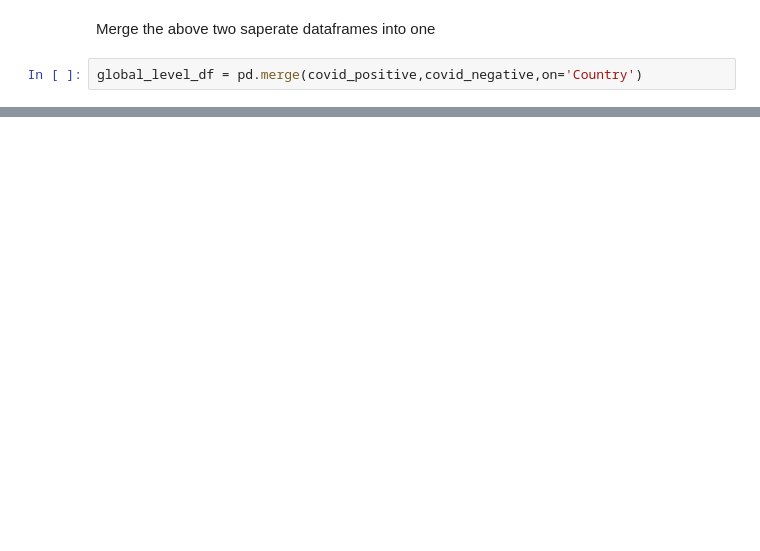
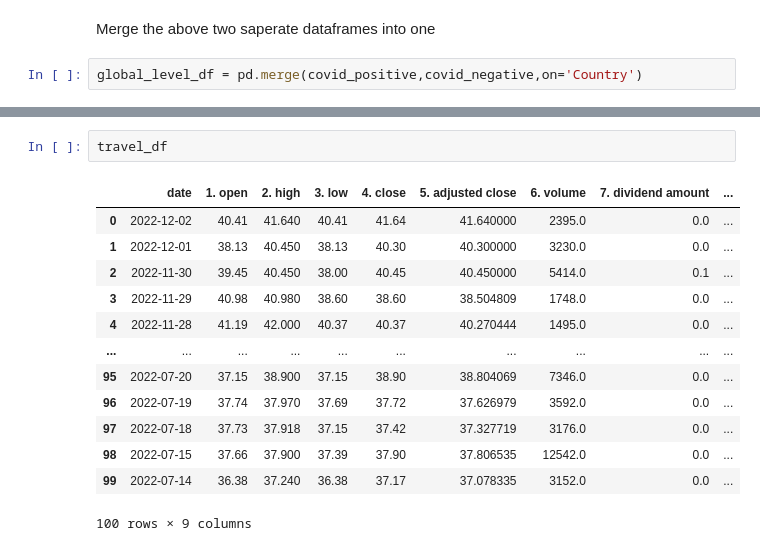
Before and after one commit to AIDA-Saskatchewan-polytechnic/Final-project-covid-19-effects-on-stock-market, a Jupyter notebook: Final_project.ipynb, the cells around one changed output, grey strips where cells are left out. Cells and saved outputs as stored; diff of their text form; blank space fills up the shorter version.

```diff
--- a/Final_project.ipynb
+++ b/Final_project.ipynb
@@ -245,0 +278,16 @@ precious_metal_df.reset_index(level=0, inplace=True)
+# %%
+travel_df
+# %% [output]
+|  | date | 1. open | 2. high | 3. low | 4. close | 5. adjusted close | 6. volume | 7. dividend amount | ... |
+| 0 | 2022-12-02 | 40.41 | 41.640 | 40.41 | 41.64 | 41.640000 | 2395.0 | 0.0 | ... |
+| 1 | 2022-12-01 | 38.13 | 40.450 | 38.13 | 40.30 | 40.300000 | 3230.0 | 0.0 | ... |
+| 2 | 2022-11-30 | 39.45 | 40.450 | 38.00 | 40.45 | 40.450000 | 5414.0 | 0.1 | ... |
+| 3 | 2022-11-29 | 40.98 | 40.980 | 38.60 | 38.60 | 38.504809 | 1748.0 | 0.0 | ... |
+| 4 | 2022-11-28 | 41.19 | 42.000 | 40.37 | 40.37 | 40.270444 | 1495.0 | 0.0 | ... |
+| ... | ... | ... | ... | ... | ... | ... | ... | ... | ... |
+| 95 | 2022-07-20 | 37.15 | 38.900 | 37.15 | 38.90 | 38.804069 | 7346.0 | 0.0 | ... |
+| 96 | 2022-07-19 | 37.74 | 37.970 | 37.69 | 37.72 | 37.626979 | 3592.0 | 0.0 | ... |
+| 97 | 2022-07-18 | 37.73 | 37.918 | 37.15 | 37.42 | 37.327719 | 3176.0 | 0.0 | ... |
+| 98 | 2022-07-15 | 37.66 | 37.900 | 37.39 | 37.90 | 37.806535 | 12542.0 | 0.0 | ... |
+| 99 | 2022-07-14 | 36.38 | 37.240 | 36.38 | 37.17 | 37.078335 | 3152.0 | 0.0 | ... |
+100 rows × 9 columns
```
Also changed, not shown: parts of 39 cells of this notebook.
